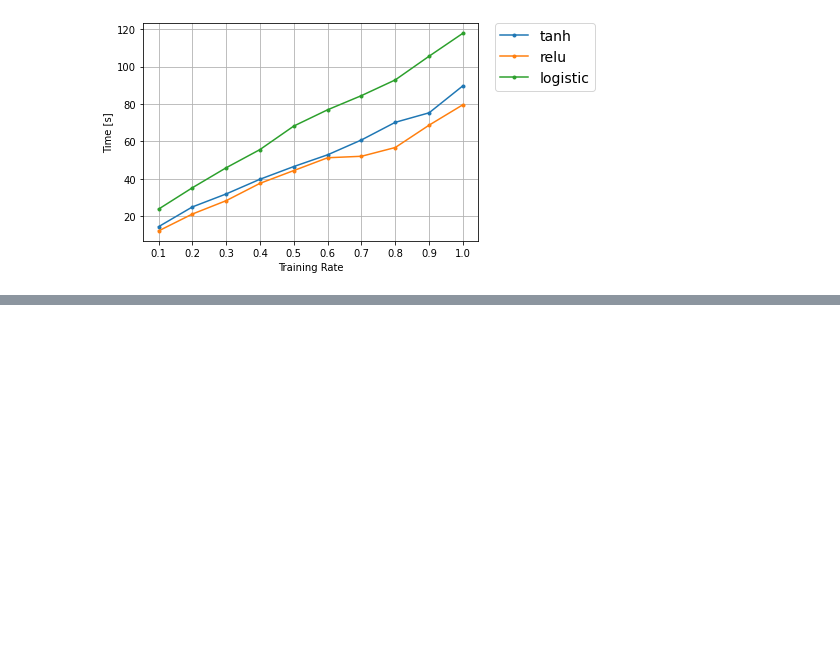
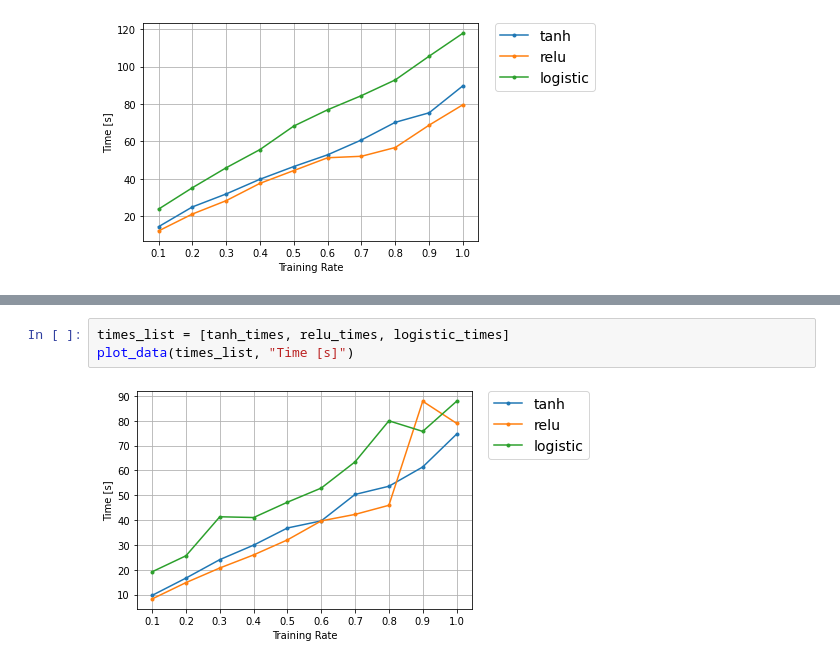
Before and after one commit to Kentkn192837/machine-learning, a Jupyter notebook: no2/plot.ipynb, the cells around one changed output, grey strips where cells are left out. Drawn from its saved outputs; the diff is of its cells as text; blank space fills up the shorter version.

```diff
--- a/no2/plot.ipynb
+++ b/no2/plot.ipynb
@@ -41,0 +57,5 @@ plot_data(times_list, "Time [s]")
+# %%
+times_list = [tanh_times, relu_times, logistic_times]
+plot_data(times_list, "Time [s]")
+# %% [output]
+[figure, added]
```
Also changed, not shown: parts of 7 cells of this notebook.
